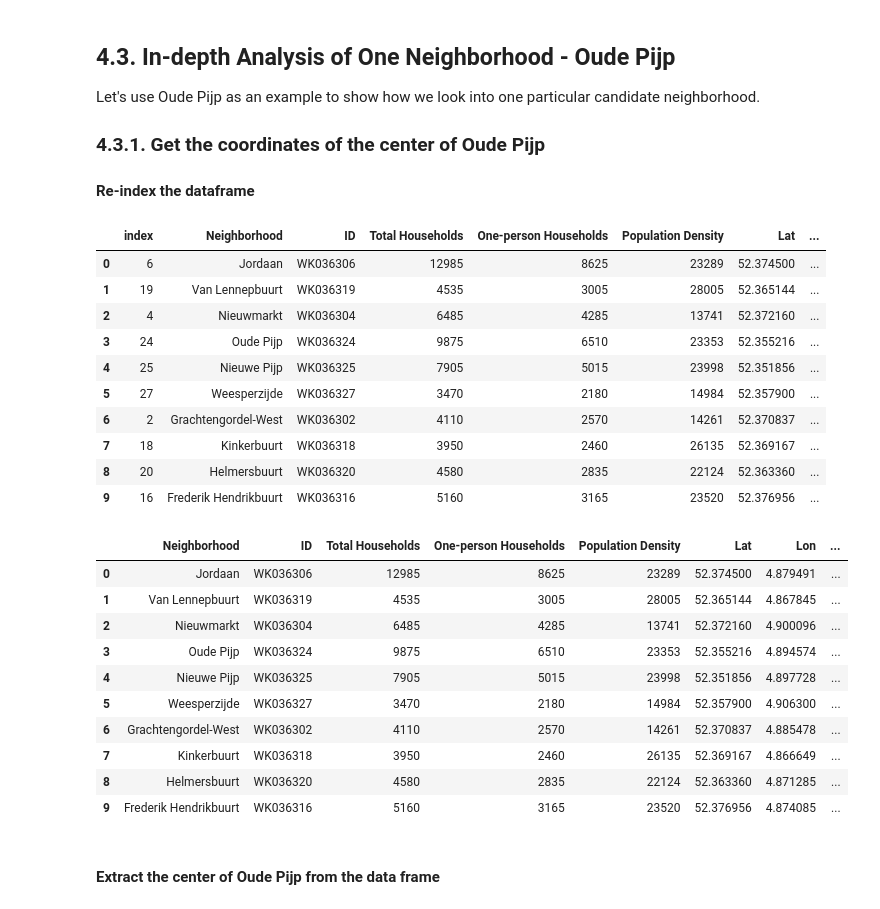
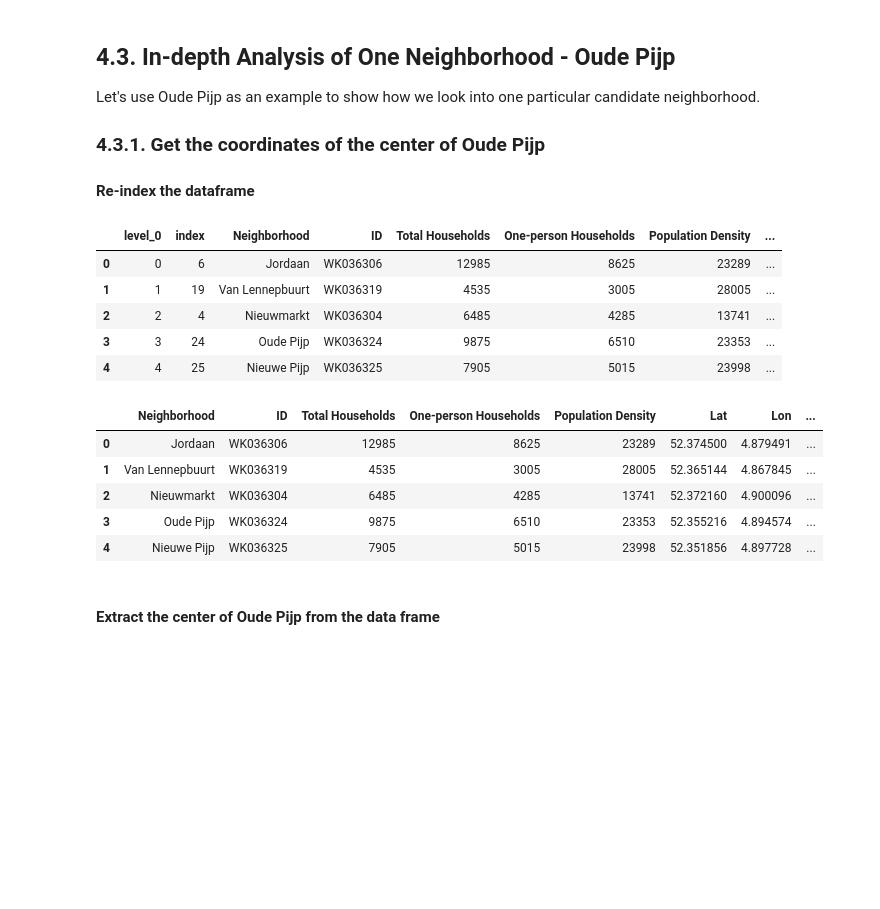
Before and after one commit to xding78/Coursera_Capstone, a Jupyter notebook: Final Assignment - Week 2.ipynb, the cells around one changed output. Saved outputs shown, nothing was run; the diff lists cells and outputs as text; code cells hidden in the pictures; blank space fills up the shorter version.

```diff
--- a/Final Assignment - Week 2.ipynb
+++ b/Final Assignment - Week 2.ipynb
@@ -736,22 +729,18 @@ Let's use Oude Pijp as an example to show how we look into one particular candid
 # %%
 # Re-index the df. Otherwise we won't be able to find the coordinates of the correct neighborhood
 df = df.reset_index()
-df
+df.head()
 # %% [output]
-|  | index | Neighborhood | ID | Total Households | One-person Households | Population Density | Lat | ... |
-| 0 | 6 | Jordaan | WK036306 | 12985 | 8625 | 23289 | 52.374500 | ... |
-| 1 | 19 | Van Lennepbuurt | WK036319 | 4535 | 3005 | 28005 | 52.365144 | ... |
-| 2 | 4 | Nieuwmarkt | WK036304 | 6485 | 4285 | 13741 | 52.372160 | ... |
-| 3 | 24 | Oude Pijp | WK036324 | 9875 | 6510 | 23353 | 52.355216 | ... |
-| 4 | 25 | Nieuwe Pijp | WK036325 | 7905 | 5015 | 23998 | 52.351856 | ... |
-| 5 | 27 | Weesperzijde | WK036327 | 3470 | 2180 | 14984 | 52.357900 | ... |
-| 6 | 2 | Grachtengordel-West | WK036302 | 4110 | 2570 | 14261 | 52.370837 | ... |
-| 7 | 18 | Kinkerbuurt | WK036318 | 3950 | 2460 | 26135 | 52.369167 | ... |
-| 8 | 20 | Helmersbuurt | WK036320 | 4580 | 2835 | 22124 | 52.363360 | ... |
-| 9 | 16 | Frederik Hendrikbuurt | WK036316 | 5160 | 3165 | 23520 | 52.376956 | ... |
+|  | level_0 | index | Neighborhood | ID | Total Households | One-person Households | Population Density | ... |
+| 0 | 0 | 6 | Jordaan | WK036306 | 12985 | 8625 | 23289 | ... |
+| 1 | 1 | 19 | Van Lennepbuurt | WK036319 | 4535 | 3005 | 28005 | ... |
+| 2 | 2 | 4 | Nieuwmarkt | WK036304 | 6485 | 4285 | 13741 | ... |
+| 3 | 3 | 24 | Oude Pijp | WK036324 | 9875 | 6510 | 23353 | ... |
+| 4 | 4 | 25 | Nieuwe Pijp | WK036325 | 7905 | 5015 | 23998 | ... |
 # %%
 df.drop("index", axis=1, inplace=True)
-df
+df.drop("level_0", axis=1, inplace=True)
+df.head()
 # %% [output]
 |  | Neighborhood | ID | Total Households | One-person Households | Population Density | Lat | Lon | ... |
 | 0 | Jordaan | WK036306 | 12985 | 8625 | 23289 | 52.374500 | 4.879491 | ... |
@@ -759,11 +748,6 @@ df
 | 2 | Nieuwmarkt | WK036304 | 6485 | 4285 | 13741 | 52.372160 | 4.900096 | ... |
 | 3 | Oude Pijp | WK036324 | 9875 | 6510 | 23353 | 52.355216 | 4.894574 | ... |
 | 4 | Nieuwe Pijp | WK036325 | 7905 | 5015 | 23998 | 52.351856 | 4.897728 | ... |
-| 5 | Weesperzijde | WK036327 | 3470 | 2180 | 14984 | 52.357900 | 4.906300 | ... |
-| 6 | Grachtengordel-West | WK036302 | 4110 | 2570 | 14261 | 52.370837 | 4.885478 | ... |
-| 7 | Kinkerbuurt | WK036318 | 3950 | 2460 | 26135 | 52.369167 | 4.866649 | ... |
-| 8 | Helmersbuurt | WK036320 | 4580 | 2835 | 22124 | 52.363360 | 4.871285 | ... |
-| 9 | Frederik Hendrikbuurt | WK036316 | 5160 | 3165 | 23520 | 52.376956 | 4.874085 | ... |
 # %% [markdown]
 #### Extract the center of Oude Pijp from the data frame
 # %%
```
Also changed, not shown: parts of 6 cells of this notebook.
